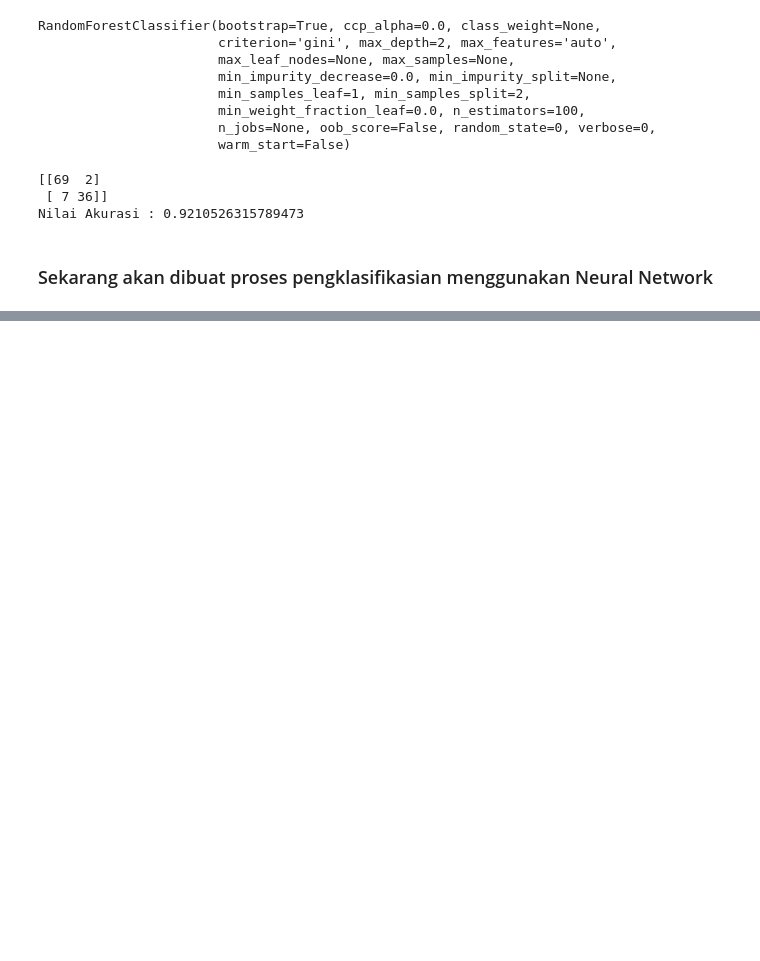
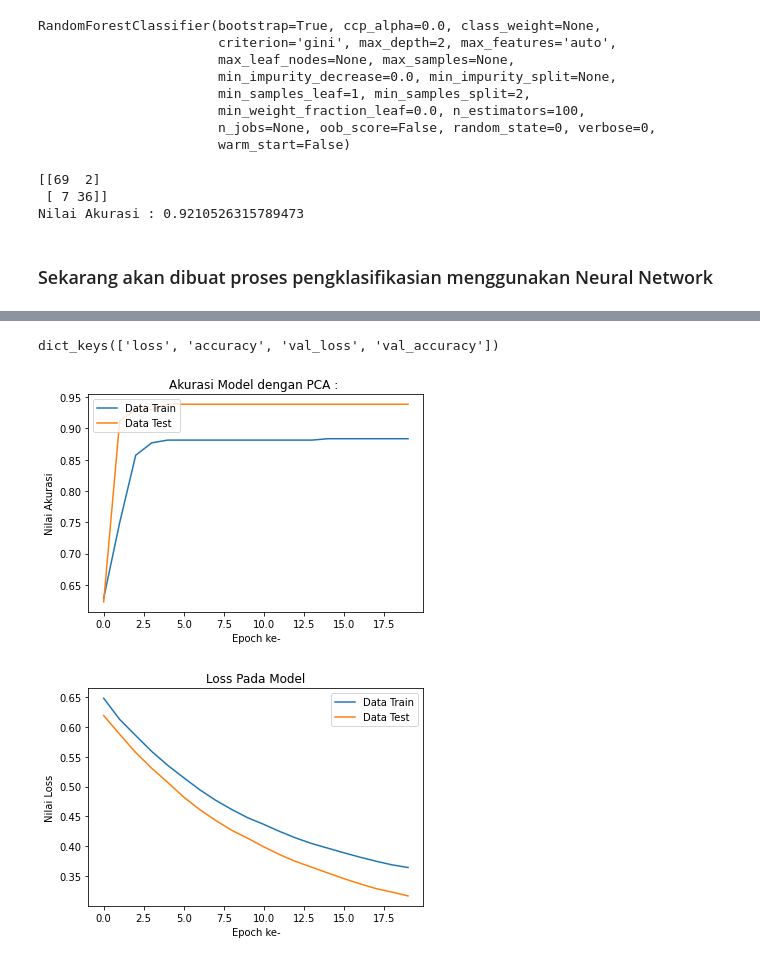
Before and after one commit to hananlu/SLOuas, a Jupyter notebook: Klusterisasi_dengan_PCA.ipynb, the cells around one changed output, grey strips where cells are left out. Drawn from its saved outputs; the diff is of its cells as text; code cells hidden in the pictures; blank space fills up the shorter version.

```diff
--- a/Klusterisasi_dengan_PCA.ipynb
+++ b/Klusterisasi_dengan_PCA.ipynb
@@ -178,16 +226,4 @@ Nilai Akurasi : 0.9210526315789473
 ### Sekarang akan dibuat proses pengklasifikasian menggunakan Neural Network
 # %%
 # Memulai ANN
-model = Sequential(
-    [
-        Dense(100, activation="relu", name="layer1"),
-        Dense(16, activation="relu", name="layer2"),
-        Dense(16, activation="relu", name="layer3"),
-        Dense(3, activation = "softmax", name="layer4"),
-    ]
-)
+model = Sequential([  Dense(32, activation='relu', input_shape=(2,)),    Dense(32, activation='relu'),    Dense(1, activation='sigmoid'),])
-# %%
-print("[INFO] training network...")
-opt = Adam(lr=1e-3, decay=1e-3 / 50)
-model.compile(loss="categorical_crossentropy", optimizer=opt,
-	metrics=["accuracy"])
@@ -196,7 +230,5 @@ model.compile(loss="categorical_crossentropy", optimizer=opt,
+# %%
+model.compile(optimizer='sgd', loss='binary_crossentropy', metrics=['accuracy'])
 # %%
-H = model.fit(fitur_train, labelin_train,
-              batch_size=50,
-              epochs=100,
-              verbose=1,
-              validation_data=(fitur_test, labelin_test))
+hist = model.fit(fitur_train, labelin_train, batch_size=50, epochs=20, validation_data=(fitur_test, labelin_test))
 # %% [output]
@@ -205,19 +257,23 @@ ValueError: ignored
 # %%
 #menggambar grafik akurasi terhadap training dan test
-print(H.history.keys())
+print(hist.history.keys())
 # Gambar grafik plot Akurasi Model
-mpl.plot(H.history['accuracy'])
-mpl.plot(H.history['val_accuracy'])
+mpl.plot(hist.history['accuracy'])
+mpl.plot(hist.history['val_accuracy'])
 mpl.title('Akurasi Model dengan PCA : ')
 mpl.ylabel('Nilai Akurasi')
 mpl.xlabel('Epoch ke-')
 mpl.legend(['Data Train', 'Data Test'], loc='upper left')
 mpl.show()
 # Grafik plot loss pada model
-mpl.plot(H.history['loss'])
-mpl.plot(H.history['val_loss'])
+mpl.plot(hist.history['loss'])
+mpl.plot(hist.history['val_loss'])
 mpl.title('Loss Pada Model')
 mpl.ylabel('Nilai Loss')
 mpl.xlabel('Epoch ke-')
 mpl.legend(['Data Train', 'Data Test'], loc='upper right')
 mpl.show()
+# %% [output]
+dict_keys(['loss', 'accuracy', 'val_loss', 'val_accuracy'])
+[figure, added]
+[figure, added]
```
Also changed, not shown: parts of 10 cells of this notebook.
